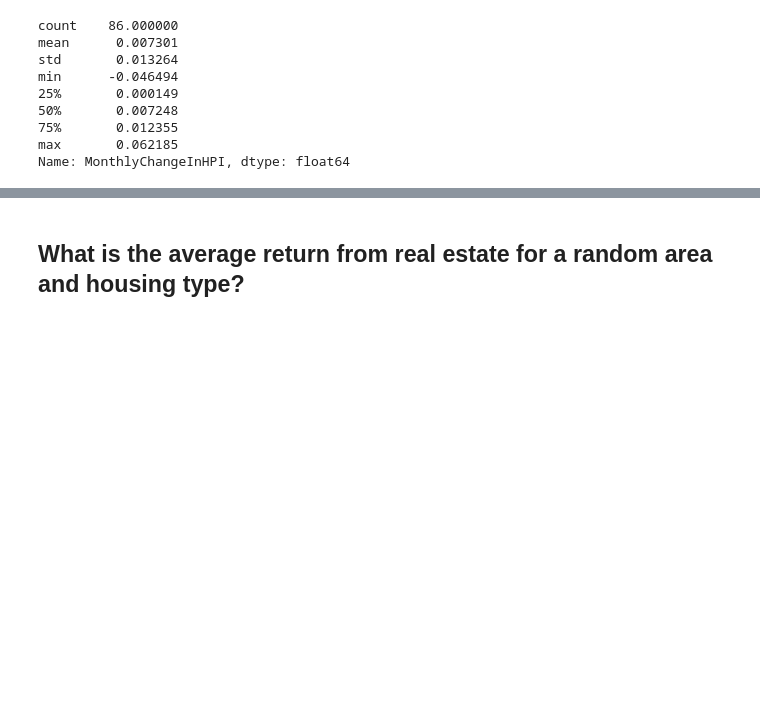
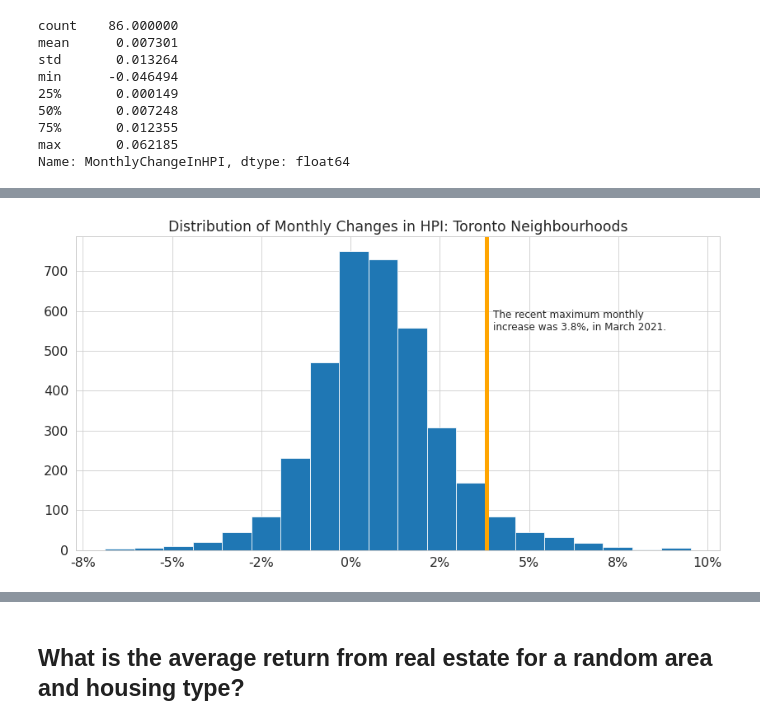
Before and after one commit to sinan-ozel/toronto-hpi, a Jupyter notebook: notebook/04.ExploratoryDataAnalysis.ipynb, the cells around one changed output, grey strips where cells are left out. Drawn from its saved outputs; the diff is of its cells as text; code cells hidden in the pictures; blank space fills up the shorter version.

```diff
--- a/notebook/04.ExploratoryDataAnalysis.ipynb
+++ b/notebook/04.ExploratoryDataAnalysis.ipynb
@@ -124,0 +154,12 @@ with sns.plotting_context("paper", font_scale=1.8):
+# %%
+with sns.plotting_context("paper", font_scale=1.8):
+    with sns.axes_style("whitegrid"):
+        ax = hpi_returns[(hpi_returns['Area'].str.startswith('Toronto')) & (hpi_returns['Type'] == 'Composite') & (hpi_returns['Date'] > datetime(2012, 1, 1))]['MonthlyChangeInHPI'].hist(bins=20, density=False)
+        ax.figure.set_figwidth(14)
+        ax.figure.set_figheight(7)
+        ax.axvline(0.038013, color='orange', linewidth=5)
+        ax.xaxis.set_major_formatter(lambda x, pos: '{:}%'.format(round(x * 100)))
+        ax.annotate('The recent maximum monthly\nincrease was 3.8%, in March 2021.', xy=(0.04, 0.7 * ax.get_ylim()[1]), fontsize=12)
+        ax.set_title(f"Distribution of Monthly Changes in HPI: Toronto Neighbourhoods")
+# %% [output]
+[figure, added]
```
Also changed, not shown: parts of 7 cells of this notebook.
